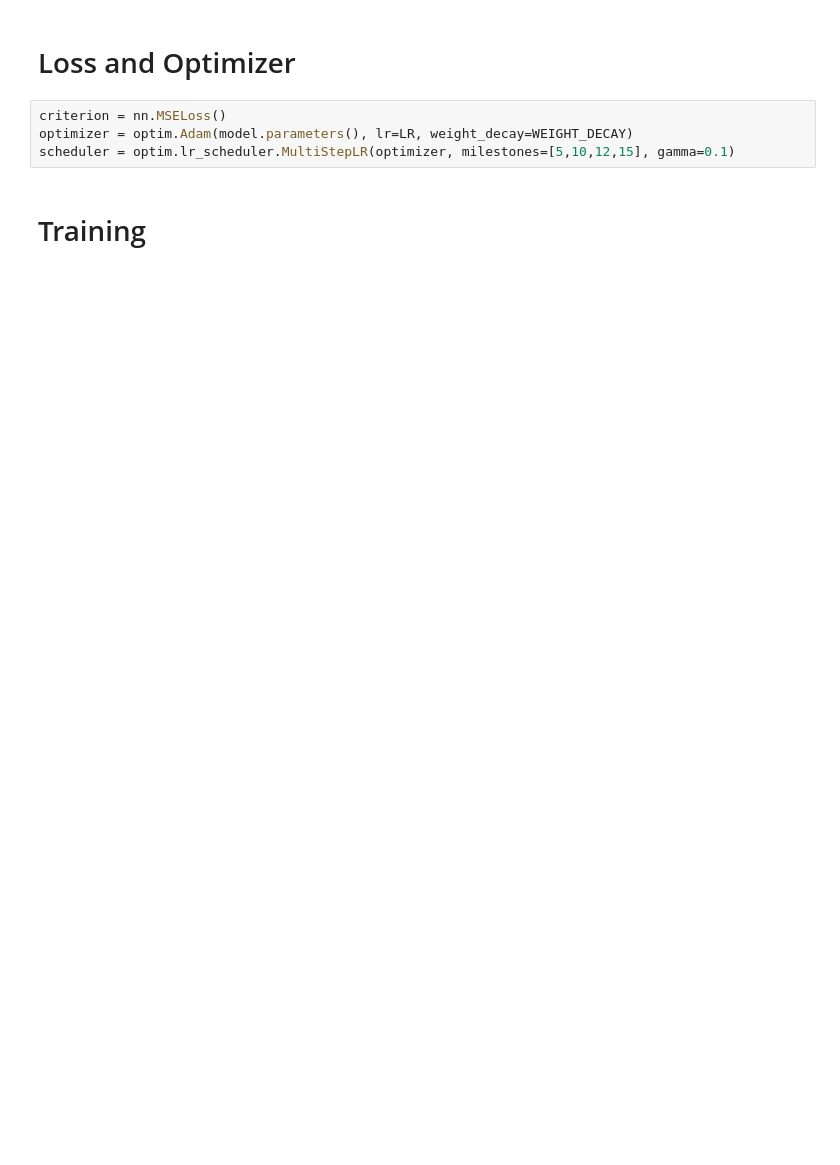
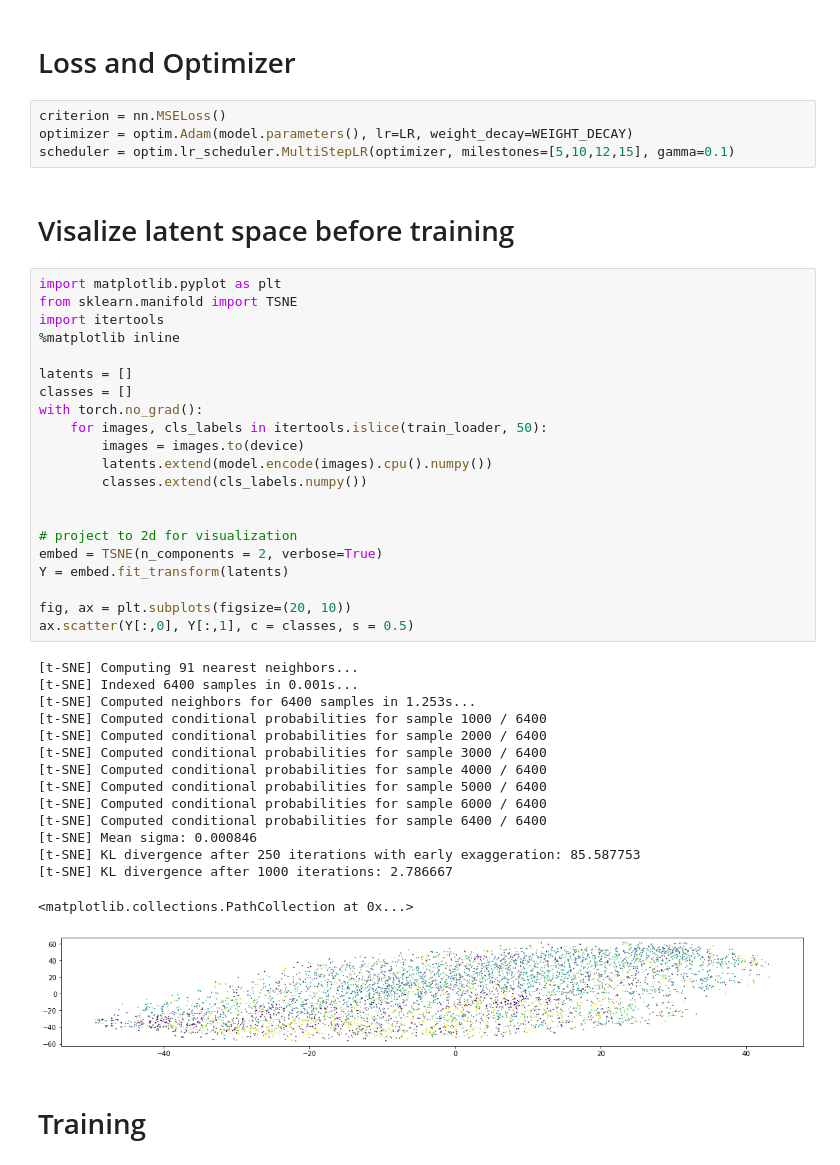
Before and after one commit to ecacikgoz97/Deep_Unsupervised_Learning_Class_Materials, a Jupyter notebook: AutoEncoder_CIFAR10.ipynb, the cells around one changed output. Cells and saved outputs as stored; diff of their text form; blank space fills up the shorter version.

```diff
--- a/AutoEncoder_CIFAR10.ipynb
+++ b/AutoEncoder_CIFAR10.ipynb
@@ -153,6 +194,45 @@ model = autoencoder().to(device)
 criterion = nn.MSELoss()
 optimizer = optim.Adam(model.parameters(), lr=LR, weight_decay=WEIGHT_DECAY)
 scheduler = optim.lr_scheduler.MultiStepLR(optimizer, milestones=[5,10,12,15], gamma=0.1)
+# %% [markdown]
+# Visalize latent space before training
+# %%
+import matplotlib.pyplot as plt
+from sklearn.manifold import TSNE
+import itertools
+%matplotlib inline
+
+latents = []
+classes = []
+with torch.no_grad():
+    for images, cls_labels in itertools.islice(train_loader, 50):
+        images = images.to(device)
+        latents.extend(model.encode(images).cpu().numpy())
+        classes.extend(cls_labels.numpy())
+
+
+# project to 2d for visualization
+embed = TSNE(n_components = 2, verbose=True)
+Y = embed.fit_transform(latents)
+
+fig, ax = plt.subplots(figsize=(20, 10))
+ax.scatter(Y[:,0], Y[:,1], c = classes, s = 0.5)
+# %% [output]
+[t-SNE] Computing 91 nearest neighbors...
+[t-SNE] Indexed 6400 samples in 0.001s...
+[t-SNE] Computed neighbors for 6400 samples in 1.253s...
+[t-SNE] Computed conditional probabilities for sample 1000 / 6400
+[t-SNE] Computed conditional probabilities for sample 2000 / 6400
+[t-SNE] Computed conditional probabilities for sample 3000 / 6400
+[t-SNE] Computed conditional probabilities for sample 4000 / 6400
+[t-SNE] Computed conditional probabilities for sample 5000 / 6400
+[t-SNE] Computed conditional probabilities for sample 6000 / 6400
+[t-SNE] Computed conditional probabilities for sample 6400 / 6400
+[t-SNE] Mean sigma: 0.000846
+[t-SNE] KL divergence after 250 iterations with early exaggeration: 85.587753
+[t-SNE] KL divergence after 1000 iterations: 2.786667
+<matplotlib.collections.PathCollection at 0x...>
+[figure, added]
 # %% [markdown]
 # Training
 # %%
```
Also changed, not shown: parts of 21 cells of this notebook.
